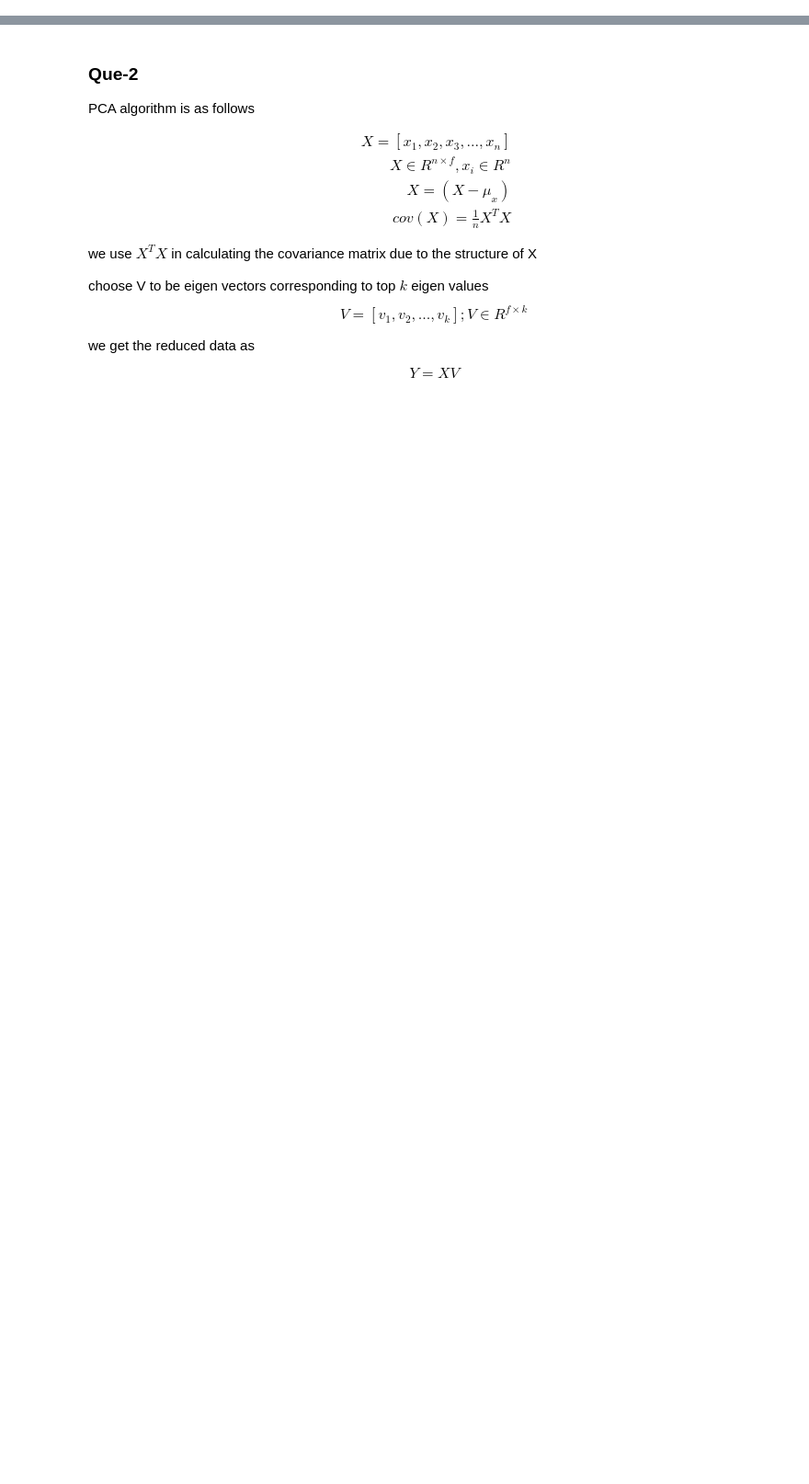
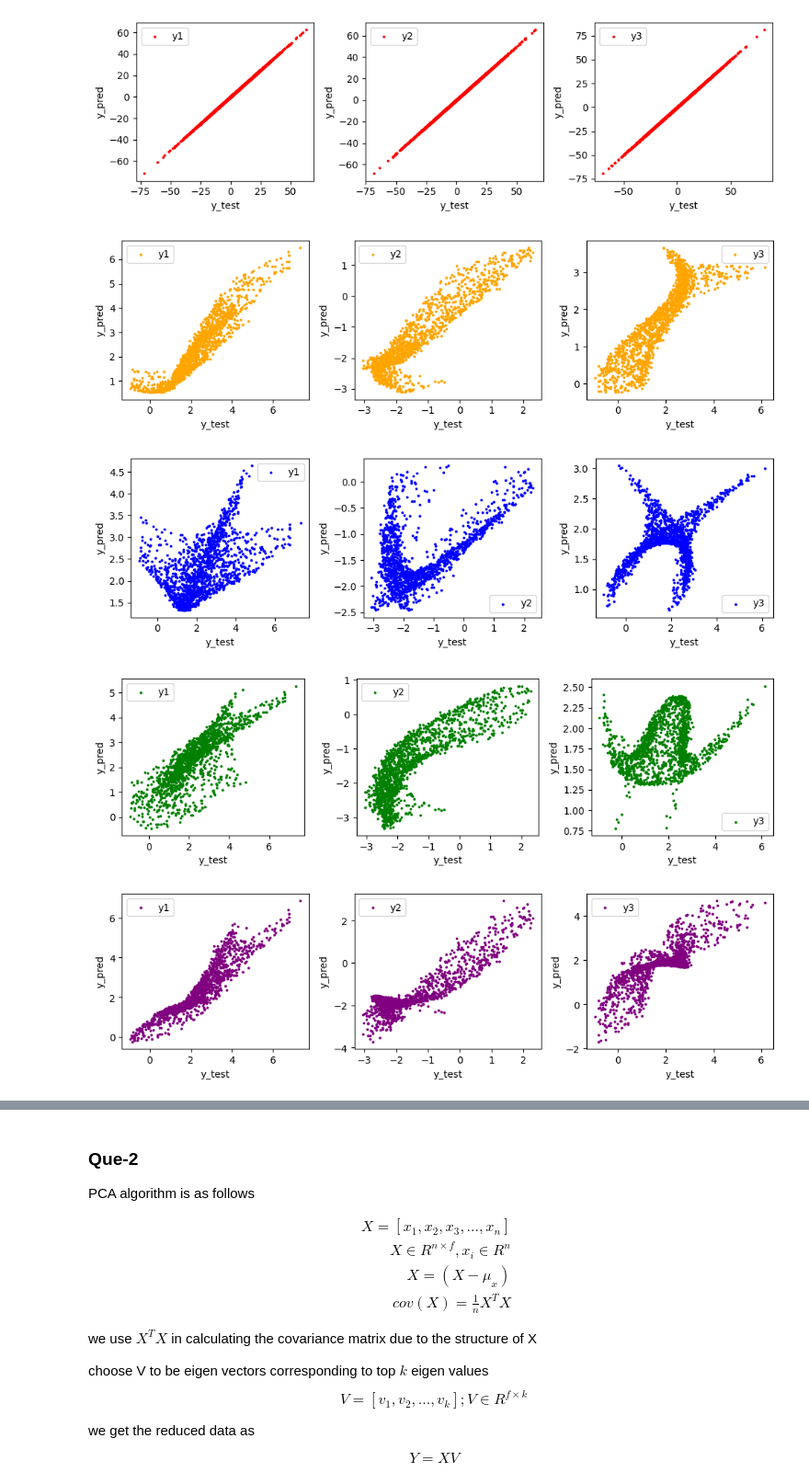
Before and after one commit to nirbhay-design/IISC_SEM1, a Jupyter notebook: LAA/LAA_24806.ipynb, the cells around one changed output, grey strips where cells are left out. Shown at 92% size. Drawn from its saved outputs; the diff is of its cells as text; code cells hidden in the pictures; blank space fills up the shorter version.

```diff
--- a/LAA/LAA_24806.ipynb
+++ b/LAA/LAA_24806.ipynb
@@ -53,0 +89,54 @@ def call_PolyLinReg(file = "poly_regression/poly_regression_data_039.txt"):
+# %%
+def MSE(x1,x2):
+    return np.sum((x1-x2)**2, axis=0) / (x1.shape[0])
+
+def MAE(x1,x2):
+    return np.sum(np.abs(x1-x2), axis=0) / (x1.shape[0])
+
+MSE_LR = MSE(test_y_LR, tsty)
+MSE_PLR1 = MSE(test_y_PLR1, tsty)
+MSE_PLR2 = MSE(test_y_PLR2, tsty)
+MSE_PLR3 = MSE(test_y_PLR3, tsty)
+MSE_PLR4 = MSE(test_y_PLR4, tsty)
+
+
+MAE_LR = MAE(test_y_LR, tsty)
+MAE_PLR1 = MAE(test_y_PLR1, tsty)
+MAE_PLR2 = MAE(test_y_PLR2, tsty)
+MAE_PLR3 = MAE(test_y_PLR3, tsty)
+MAE_PLR4 = MAE(test_y_PLR4, tsty)
+
+
+def plot_correlation_plots(tsty, test_y_LR, color='r'):
+    fig,ax = plt.subplots(nrows=1,ncols=3,figsize=(10,3))
+
+    ax[0].scatter(tsty[:,0], test_y_LR[:,0], label='y1', s = 3, c = color)
+    ax[1].scatter(tsty[:,1], test_y_LR[:,1], label='y2', s = 3, c = color)
+    ax[2].scatter(tsty[:,2], test_y_LR[:,2], label='y3', s = 3, c = color)
+    ax[0].legend()
+    ax[1].legend()
+    ax[2].legend()
+
+    ax[0].set_xlabel("y_test")
+    ax[0].set_ylabel("y_pred")
+
+    ax[1].set_xlabel("y_test")
+    ax[1].set_ylabel("y_pred")
+
+    ax[2].set_xlabel("y_test")
+    ax[2].set_ylabel("y_pred")
+    fig.tight_layout()
+
+    plt.show()
+
+plot_correlation_plots(tsty, test_y_LR, color='red')
+plot_correlation_plots(ptsty, test_y_PLR1, color='orange')
+plot_correlation_plots(ptsty, test_y_PLR2, color='blue')
+plot_correlation_plots(ptsty, test_y_PLR3, color='green')
+plot_correlation_plots(ptsty, test_y_PLR4, color='purple')
+# %% [output]
+[figure, added]
+[figure, added]
+[figure, added]
+[figure, added]
+[figure, added]
```
Also changed, not shown: parts of 12 cells of this notebook.
